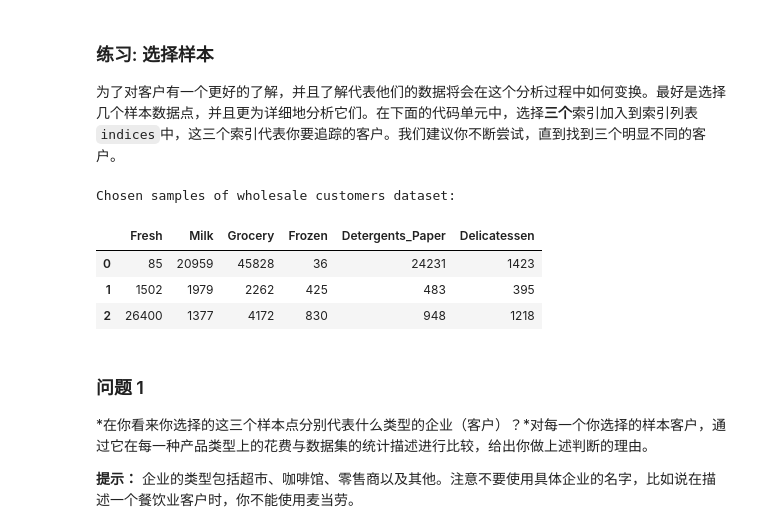
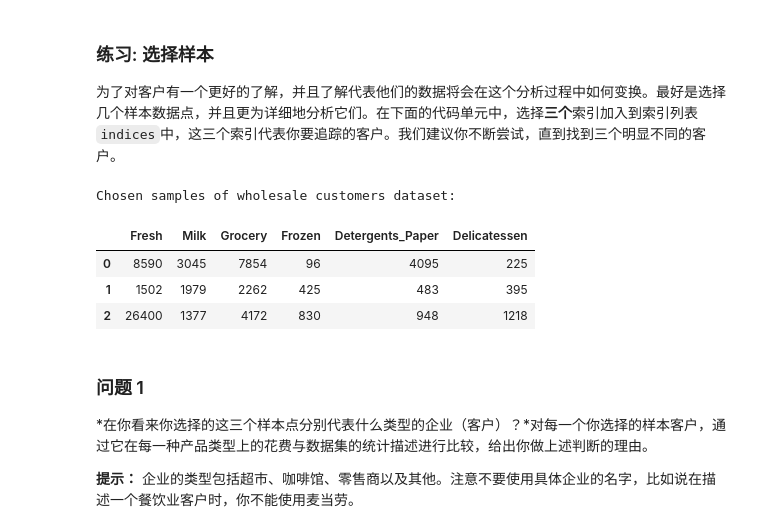
Before and after one commit to ZJZz/Udacity-ML, a Jupyter notebook: customer_segments/customer_segments.ipynb, the cells around one changed output. Drawn from its saved outputs; the diff is of its cells as text; code cells hidden in the pictures.

```diff
--- a/customer_segments/customer_segments.ipynb
+++ b/customer_segments/customer_segments.ipynb
@@ -63,17 +63,17 @@ display(data.describe())
 为了对客户有一个更好的了解，并且了解代表他们的数据将会在这个分析过程中如何变换。最好是选择几个样本数据点，并且更为详细地分析它们。在下面的代码单元中，选择**三个**索引加入到索引列表`indices`中，这三个索引代表你要追踪的客户。我们建议你不断尝试，直到找到三个明显不同的客户。
 # %%
 # TODO：从数据集中选择三个你希望抽样的数据点的索引
-indices = [65,34,422]
+indices = [60,34,422]
 
 # 为选择的样本建立一个DataFrame
 samples = pd.DataFrame(data.loc[indices], columns = data.keys()).reset_index(drop = True)
 
 print "Chosen samples of wholesale customers dataset:"
 display(samples)
 # %% [output]
 Chosen samples of wholesale customers dataset:
 |  | Fresh | Milk | Grocery | Frozen | Detergents_Paper | Delicatessen |
-| 0 | 85 | 20959 | 45828 | 36 | 24231 | 1423 |
+| 0 | 8590 | 3045 | 7854 | 96 | 4095 | 225 |
 | 1 | 1502 | 1979 | 2262 | 425 | 483 | 395 |
 | 2 | 26400 | 1377 | 4172 | 830 | 948 | 1218 |
 # %% [markdown]
```
Also changed, not shown: parts of 27 cells of this notebook, 1 other file.
